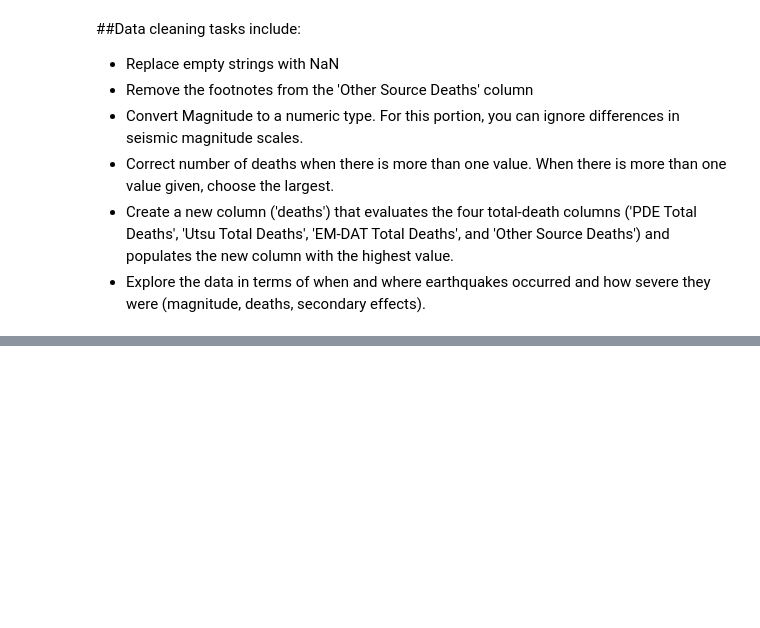
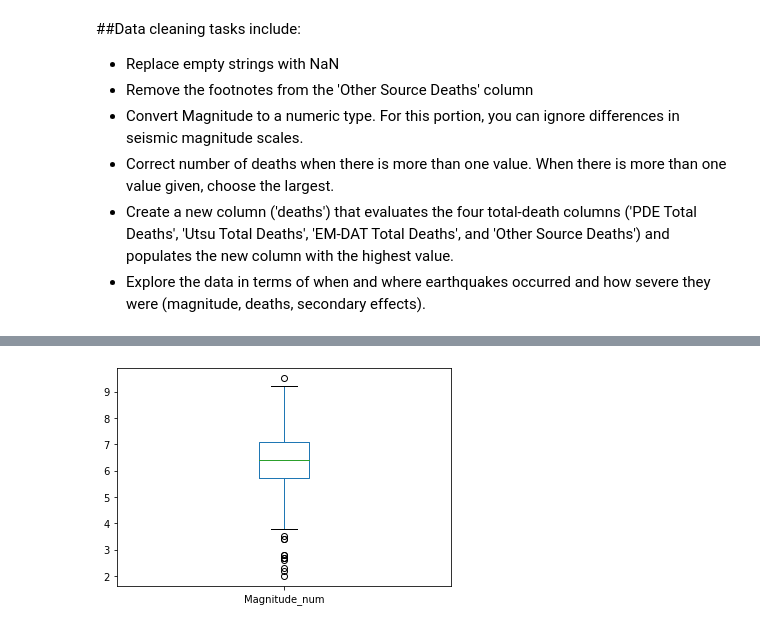
Before and after one commit to nss-data-science-cohort-4/dq3-earthquakes-down-to-earth, a Jupyter notebook: dq3_earthqueck_cleaning.ipynb, the cells around one changed output, grey strips where cells are left out. Drawn from its saved outputs; the diff is of its cells as text; code cells hidden in the pictures; blank space fills up the shorter version.

```diff
--- a/dq3_earthqueck_cleaning.ipynb
+++ b/dq3_earthqueck_cleaning.ipynb
@@ -140,0 +285,5 @@ earthq_df.tail(60)
+# %%
+ax=earthq_df['Magnitude_num'].plot.box()
+ax.figsize=(20, 30)
+# %% [output]
+[figure, added]
```
Also changed, not shown: parts of 31 cells of this notebook.
